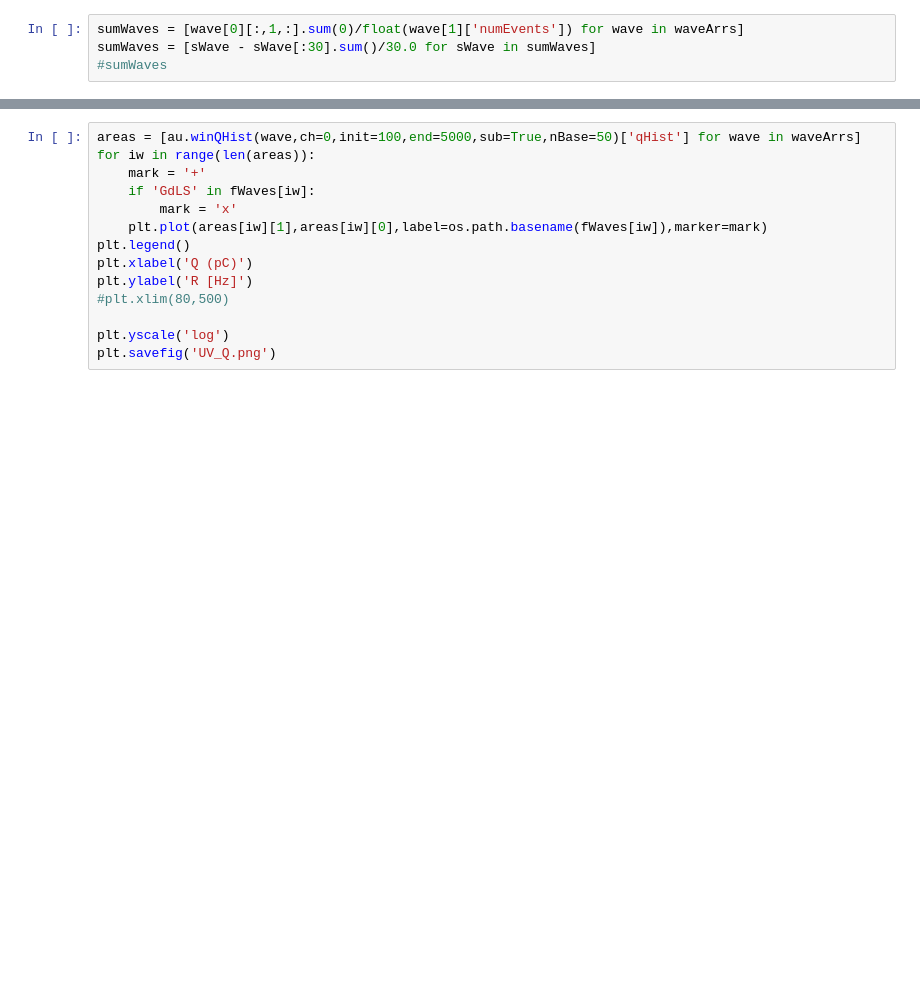
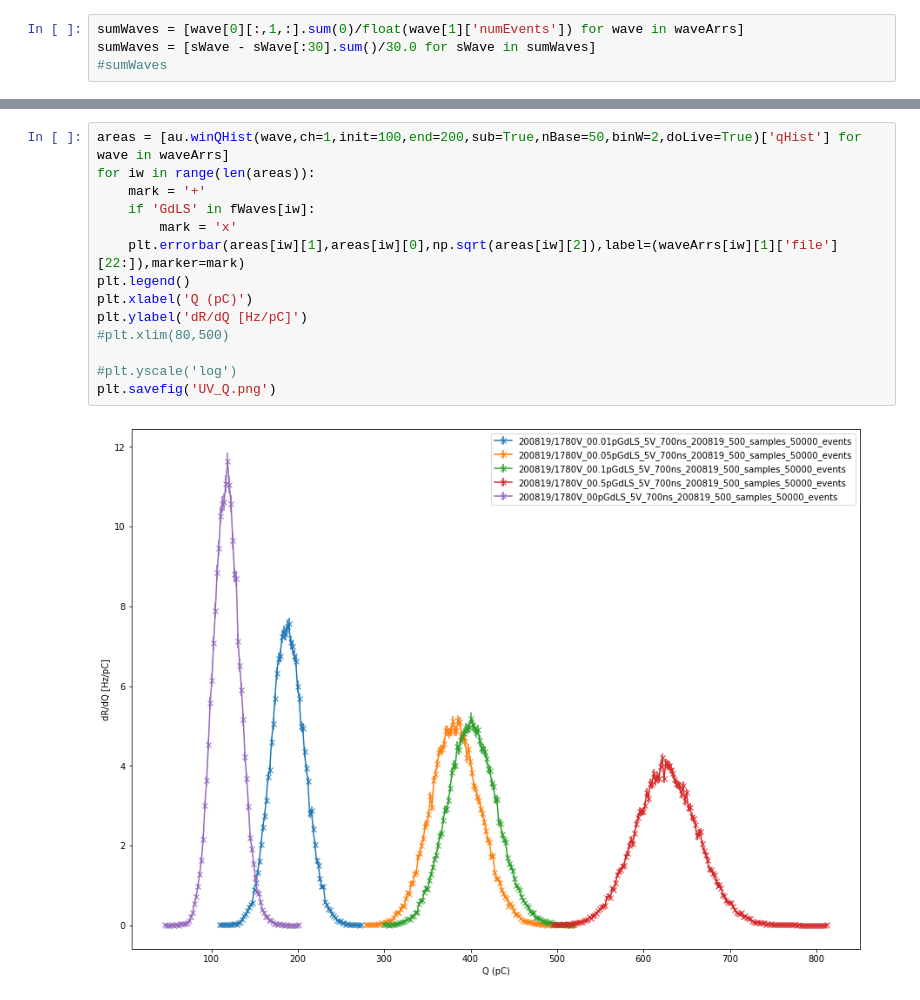
Before and after one commit to PenningLab/DDC10Ana, a Jupyter notebook: Untitled.ipynb, the cells around one changed output, grey strips where cells are left out. Saved outputs shown, nothing was run; the diff lists cells and outputs as text; blank space fills up the shorter version.

```diff
--- a/Untitled.ipynb
+++ b/Untitled.ipynb
@@ -43,15 +64,17 @@ plt.savefig('UV_Av.png')
 # %%
-areas = [au.winQHist(wave,ch=0,init=100,end=5000,sub=True,nBase=50)['qHist'] for wave in waveArrs]
+areas = [au.winQHist(wave,ch=1,init=100,end=200,sub=True,nBase=50,binW=2,doLive=True)['qHist'] for wave in waveArrs]
 for iw in range(len(areas)):
     mark = '+'
     if 'GdLS' in fWaves[iw]:
         mark = 'x'
-    plt.plot(areas[iw][1],areas[iw][0],label=os.path.basename(fWaves[iw]),marker=mark)
+    plt.errorbar(areas[iw][1],areas[iw][0],np.sqrt(areas[iw][2]),label=(waveArrs[iw][1]['file'][22:]),marker=mark)
 plt.legend()
 plt.xlabel('Q (pC)')
-plt.ylabel('R [Hz]')
+plt.ylabel('dR/dQ [Hz/pC]')
 #plt.xlim(80,500)
 
-plt.yscale('log')
+#plt.yscale('log')
 plt.savefig('UV_Q.png')
+# %% [output]
+[figure, added]
 # %%
```
Also changed, not shown: parts of 6 cells of this notebook, 3 other files.
